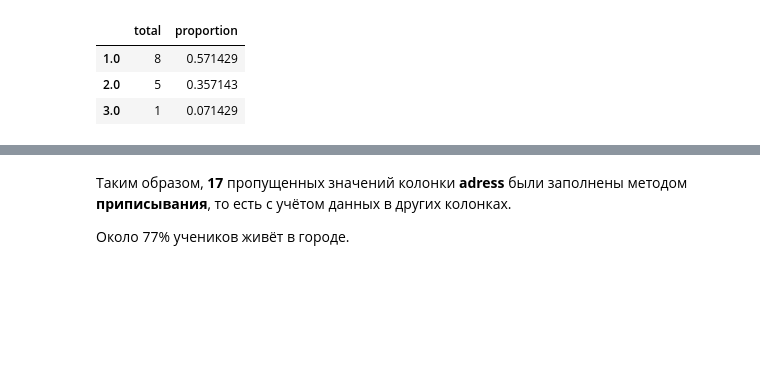
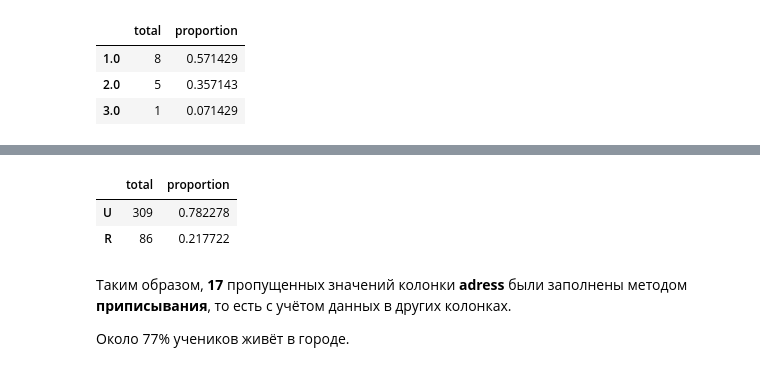
Before and after one commit to SeaVulf/skillfactory_rds, a Jupyter notebook: project_2_EDA/Project_2_EDA_stud_math.ipynb, the cells around one changed output, grey strips where cells are left out. Saved outputs shown, nothing was run; the diff lists cells and outputs as text; code cells hidden in the pictures; blank space fills up the shorter version.

```diff
--- a/project_2_EDA/Project_2_EDA_stud_math.ipynb
+++ b/project_2_EDA/Project_2_EDA_stud_math.ipynb
@@ -398,3 +400,16 @@ display(pd.DataFrame({'total': stud['adress'].value_counts(),
+# %%
+# ОСУЩЕСТВИМ ЗАПОЛНЕНИЕ ПОСРЕДСТВОМ НОВОЙ ФУНКЦИИ
+
+stud['adress'] = mod_eda.fill_rand(stud['adress'], stud['traveltime'])
+stud['adress'].isna().value_counts()
+
+# Оценим новый состав данной колонки
+display(pd.DataFrame({'total': stud['adress'].value_counts(),
+                      'proportion': stud['adress'].value_counts(normalize=True)}))
+# %% [output]
+|  | total | proportion |
+| U | 309 | 0.782278 |
+| R | 86 | 0.217722 |
 # %% [markdown]
 Таким образом, **17** пропущенных значений колонки **adress** были заполнены методом **приписывания**, то есть с учётом данных в других колонках.
 
```
Also changed, not shown: parts of 7 cells of this notebook, 1 other file.
